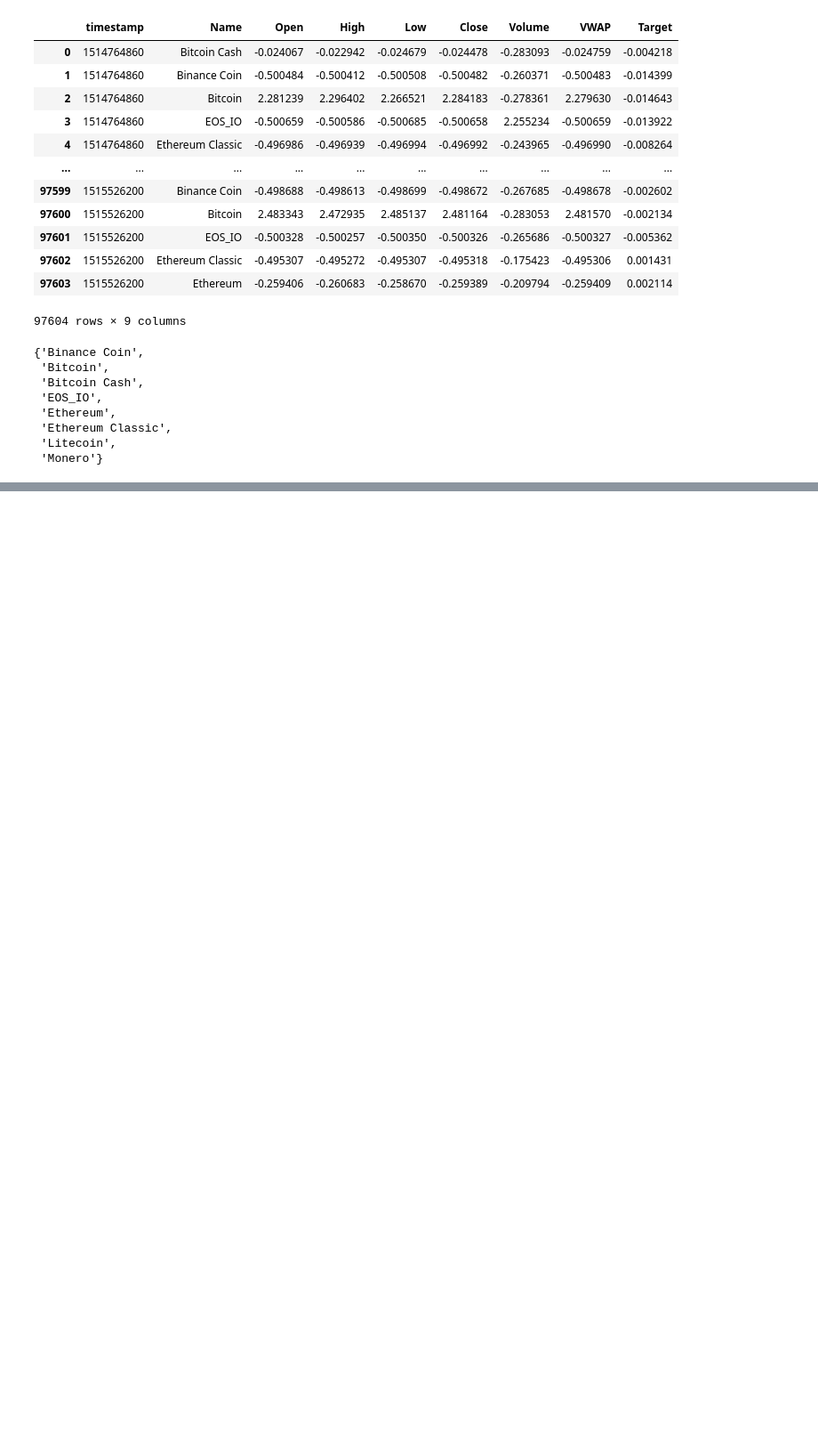
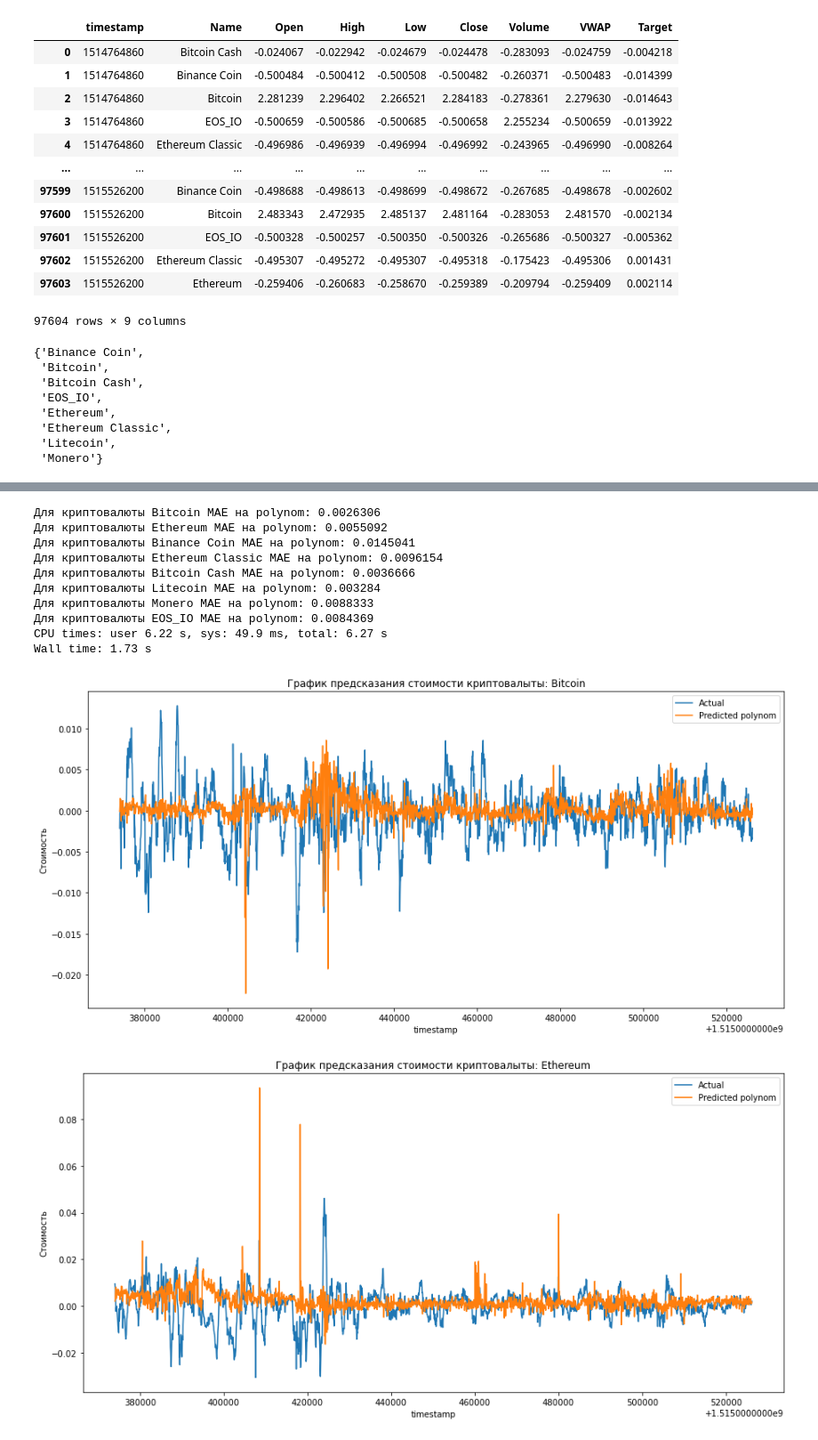
Before and after one commit to paskag/G_Research_Crypto_Forecast, a Jupyter notebook: machine_learning/Crypto_project.ipynb, the cells around one changed output, grey strips where cells are left out. Shown at 89% size. Saved outputs shown, nothing was run; the diff lists cells and outputs as text; code cells hidden in the pictures; blank space fills up the shorter version.

```diff
--- a/machine_learning/Crypto_project.ipynb
+++ b/machine_learning/Crypto_project.ipynb
@@ -78,0 +104,21 @@ n
+# %%
+%%time
+#svr
+for name in names:
+    X_train, X_valid, y_train, y_valid = train_test_split(name, df_without_null_scaled)
+    model = train_polynom(X_train, y_train)
+    save_model(name, "polynom", model)
+    visualization(name, df_without_null_scaled, "polynom")
+# %% [output]
+Для криптовалюты Bitcoin MAE на polynom: 0.0026306
+Для криптовалюты Ethereum MAE на polynom: 0.0055092
+Для криптовалюты Binance Coin MAE на polynom: 0.0145041
+Для криптовалюты Ethereum Classic MAE на polynom: 0.0096154
+Для криптовалюты Bitcoin Cash MAE на polynom: 0.0036666
+Для криптовалюты Litecoin MAE на polynom: 0.003284
+Для криптовалюты Monero MAE на polynom: 0.0088333
+Для криптовалюты EOS_IO MAE на polynom: 0.0084369
+CPU times: user 6.22 s, sys: 49.9 ms, total: 6.27 s
+Wall time: 1.73 s
+[figure, added]
+[figure, added]
```
Also changed, not shown: parts of 7 cells of this notebook, 29 other files.
